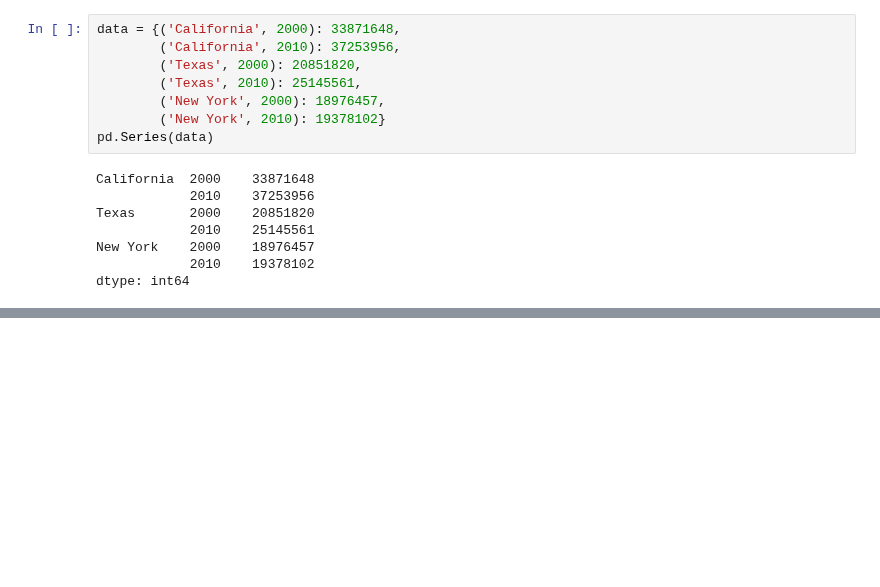
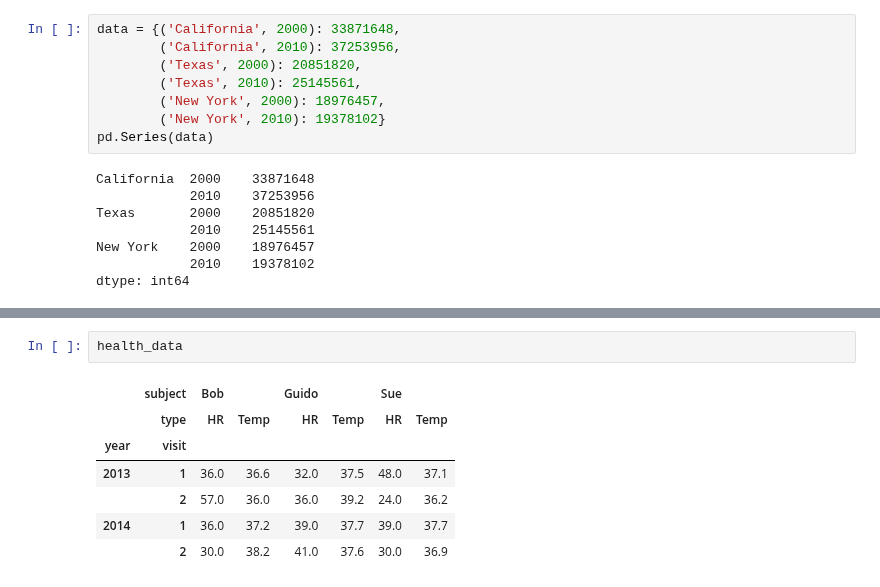
Before and after one commit to rbuzzini/Python, a Jupyter notebook: Notebooks/Data manipulation/Hierarchical Indexing.ipynb, the cells around one changed output, grey strips where cells are left out. Drawn from its saved outputs; the diff is of its cells as text; blank space fills up the shorter version.

```diff
--- a/Notebooks/Data manipulation/Hierarchical Indexing.ipynb
+++ b/Notebooks/Data manipulation/Hierarchical Indexing.ipynb
@@ -184,0 +519,10 @@ For more flexibility in how the index is constructed, you can instead use the cl
+# %%
+health_data
+# %% [output]
+|  | subject | Bob |  | Guido |  | Sue |  |
+|  | type | HR | Temp | HR | Temp | HR | Temp |
+| year | visit |  |  |  |  |  |  |
+| 2013 | 1 | 36.0 | 36.6 | 32.0 | 37.5 | 48.0 | 37.1 |
+|  | 2 | 57.0 | 36.0 | 36.0 | 39.2 | 24.0 | 36.2 |
+| 2014 | 1 | 36.0 | 37.2 | 39.0 | 37.7 | 39.0 | 37.7 |
+|  | 2 | 30.0 | 38.2 | 41.0 | 37.6 | 30.0 | 36.9 |
```
Also changed, not shown: parts of 65 cells of this notebook.
